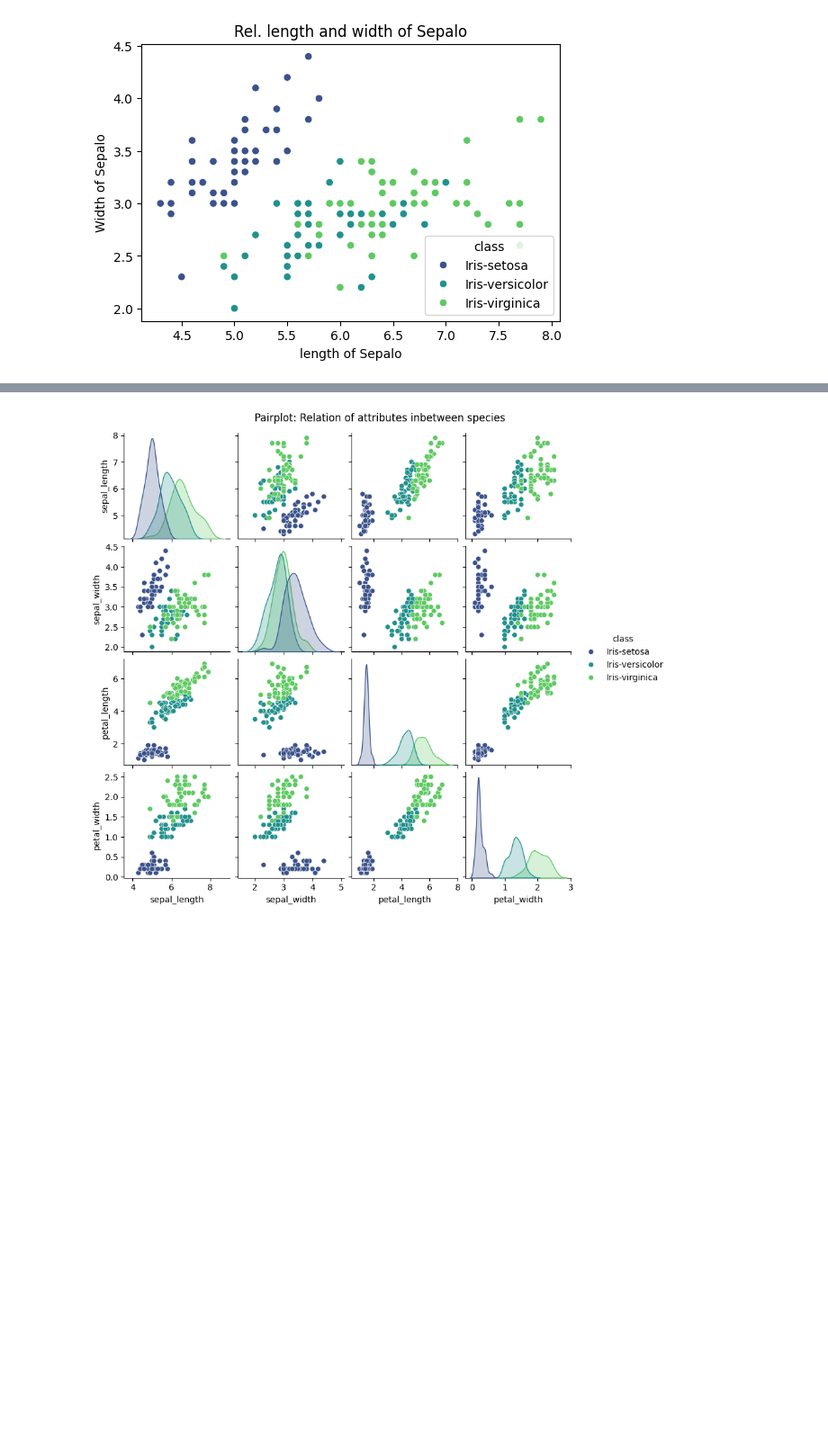
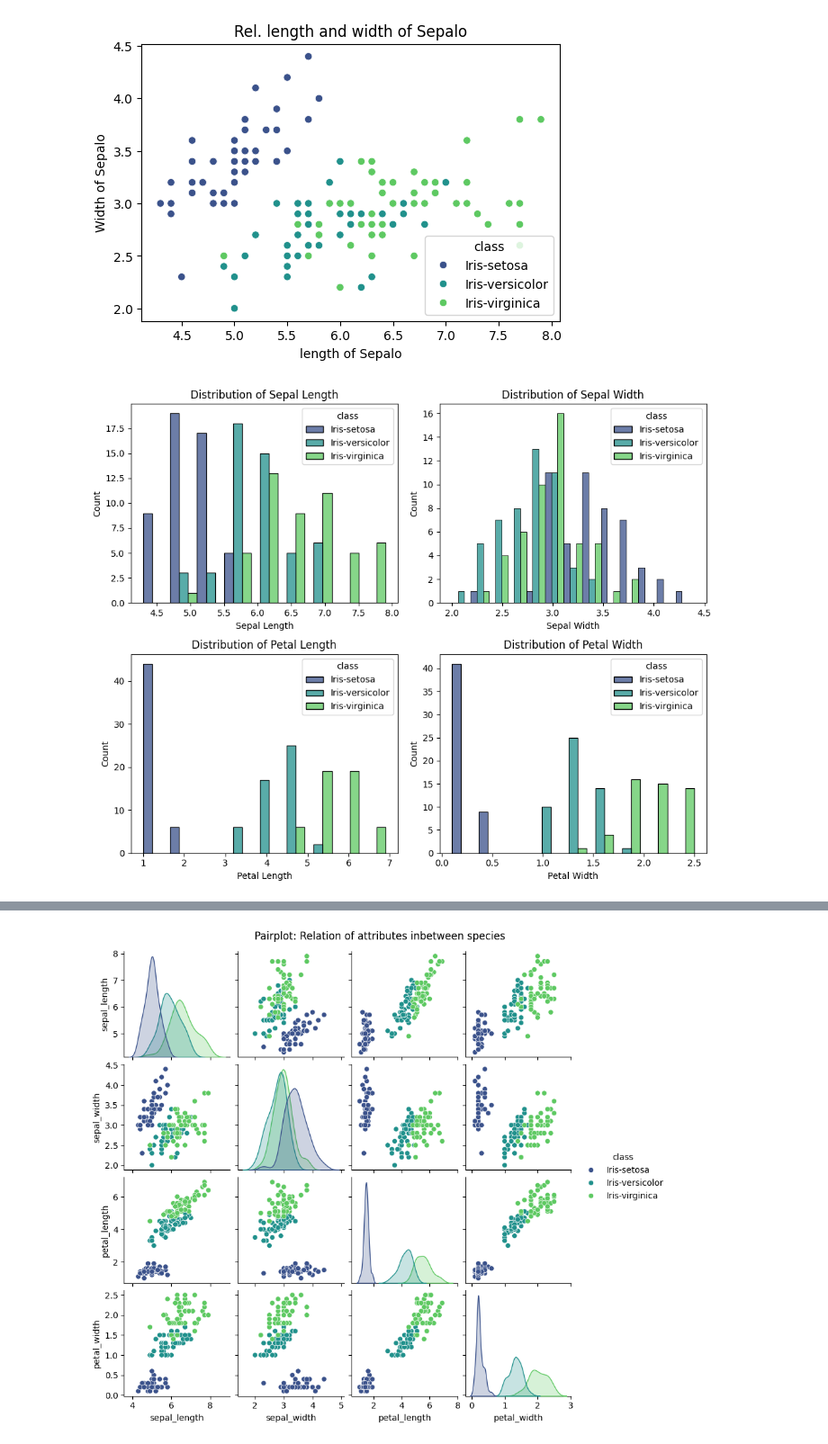
Before and after one commit to SamedVossberg/UNAM_CV, a Jupyter notebook: iris.ipynb, the cells around one changed output, grey strips where cells are left out. Shown: that part at 90% size. Saved outputs shown, nothing was run; the diff lists cells and outputs as text; code cells hidden in the pictures; blank space fills up the shorter version.

```diff
--- a/iris.ipynb
+++ b/iris.ipynb
@@ -155,6 +165,21 @@ plt.ylabel('Width of Sepalo')
 plt.show()
 # %% [output]
 [figure]
+# %%
+# Histograma de la longitud del pétalo para cada especie
+fig, axes = plt.subplots(2, 2, figsize=(10, 8))
+
+# Loop over each numeric column and create a histogram
+for ax, col in zip(axes.flatten(), numeric_columns):
+    sns.histplot(data=df, x=col, hue="class", palette="viridis", multiple="dodge", ax=ax)
+    ax.set_title(f"Distribution of {col.replace('_', ' ').title()}")
+    ax.set_xlabel(col.replace('_', ' ').title())
+    ax.set_ylabel("Count")
+
+plt.tight_layout()
+plt.show()
+# %% [output]
+[figure, added]
 # %%
 #3.12. Histogramas de las variables numéricas
 df.hist(bins=20, figsize=(8,6))
```
Also changed, not shown: parts of 11 cells of this notebook.
